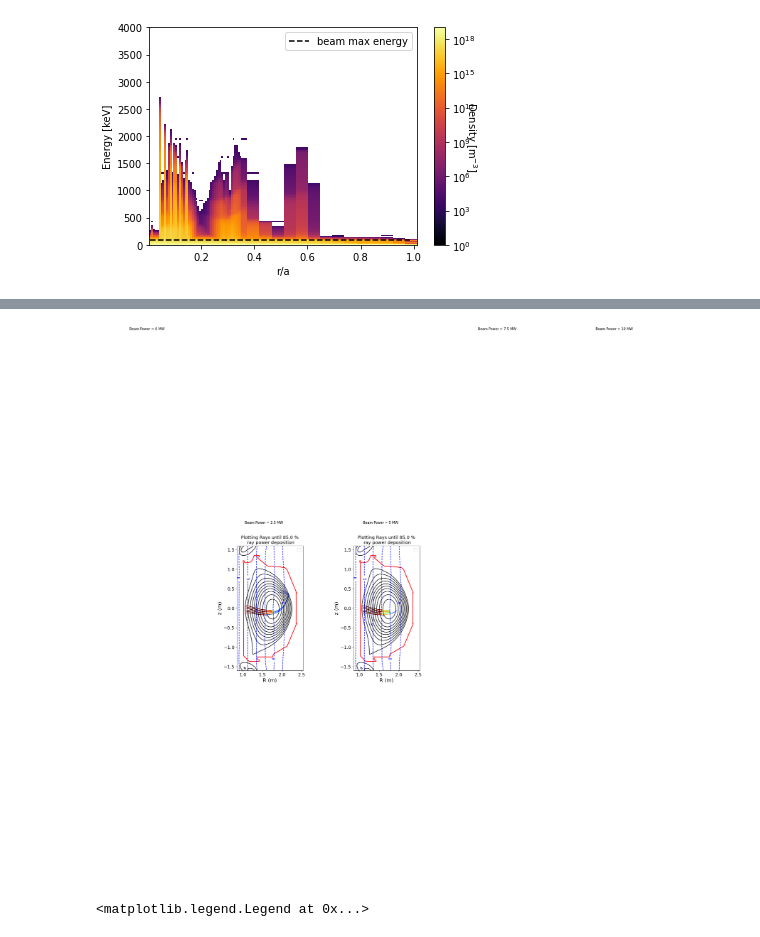
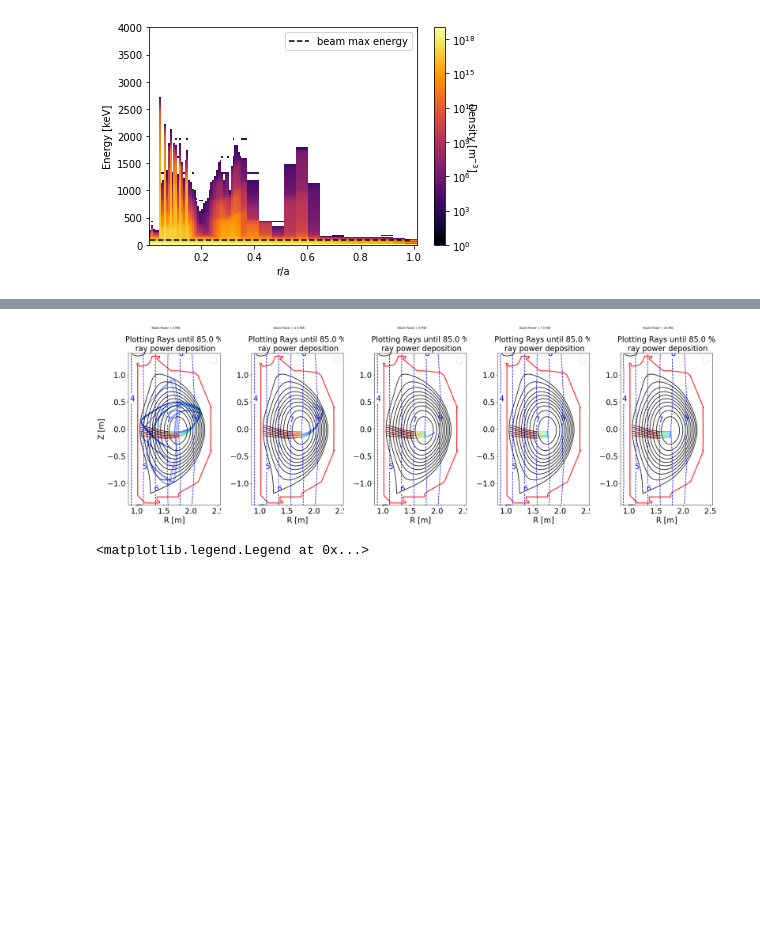
Before and after one commit to vandelij/genray_cql3d_plots, a Jupyter notebook: shots/147634/scan_beam_npar_5_RF_0_7/beam_scan_notebook.ipynb, the cells around one changed output, grey strips where cells are left out. Drawn from its saved outputs; the diff is of its cells as text; code cells hidden in the pictures; blank space fills up the shorter version.

```diff
--- a/shots/147634/scan_beam_npar_5_RF_0_7/beam_scan_notebook.ipynb
+++ b/shots/147634/scan_beam_npar_5_RF_0_7/beam_scan_notebook.ipynb
@@ -416,31 +425,32 @@ RF powers to electrons [MW]:  [0.07081247 0.04067668]
 # %%
 %matplotlib inline
 plt.rc('figure', labelsize=52)
 fig, (ax1, ax2, ax3, ax4, ax5) = plt.subplots(1, 5)
 import matplotlib.pyplot as plt
 import matplotlib.image as mpimg
-# ax1.imshow(mpimg.imread('rays_beampwr_2_5.png'))
+fig.set_size_inches(50, 50)
+ax1.imshow(mpimg.imread('rays_beampwr_0.png'))
 ax2.imshow(mpimg.imread('rays_beampwr_2_5.png'))
 ax3.imshow(mpimg.imread('rays_beampwr_5.png'))
-# ax4.imshow(mpimg.imread('rays_beampwr_4.png'))
-# ax5.imshow(mpimg.imread('rays_beampwr_5.png'))
+ax4.imshow(mpimg.imread('rays_beampwr_7_5.png'))
+ax5.imshow(mpimg.imread('rays_beampwr_10.png'))
 ax1.axis('off')
 ax2.axis('off')
 ax3.axis('off')
 ax4.axis('off')
 ax5.axis('off')
 
 ax1.set_title(r'Beam Power = 0 MW')
 ax2.set_title(r'Beam Power = 2.5 MW')
 ax3.set_title(r'Beam Power = 5 MW')
 ax4.set_title(r'Beam Power = 7.5 MW')
 ax5.set_title(r'Beam Power = 10 MW')
+fig.subplots_adjust(wspace=-0.1)
 
-fig.set_size_inches(30, 30)
 
 plt.show()
 # %% [output]
-[figure, old version]
+[figure, new version]
 # %%
 # plot the energetic particles over rho to easily compare between cases.
 
```
Also changed, not shown: parts of 4 cells of this notebook, 14 other files.
